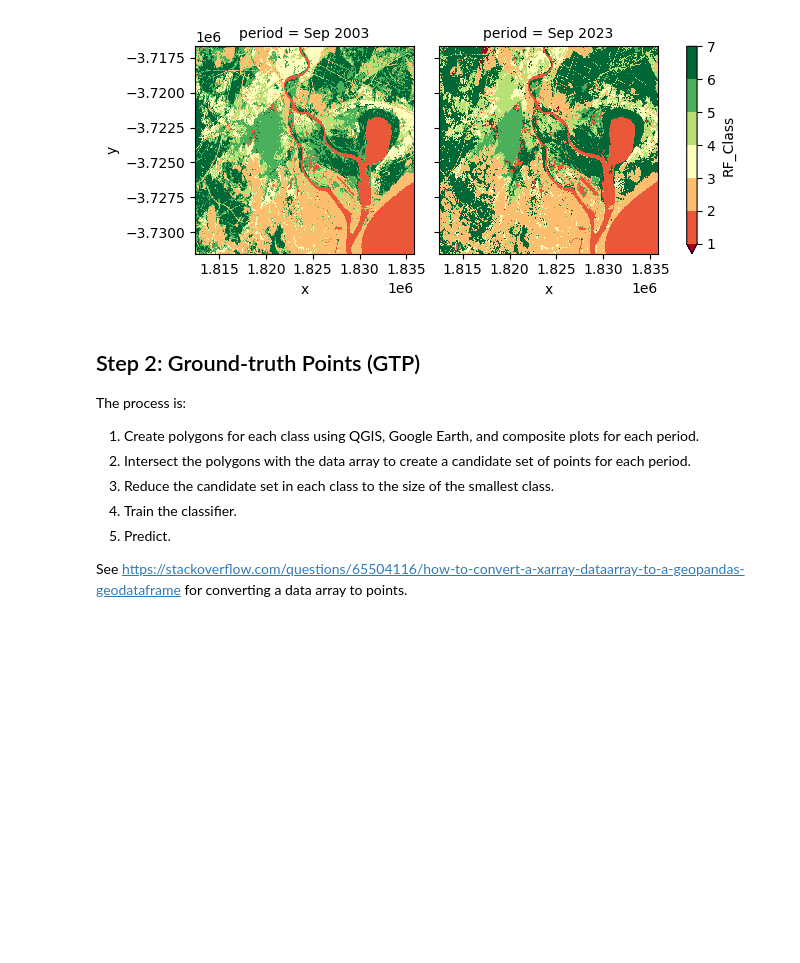
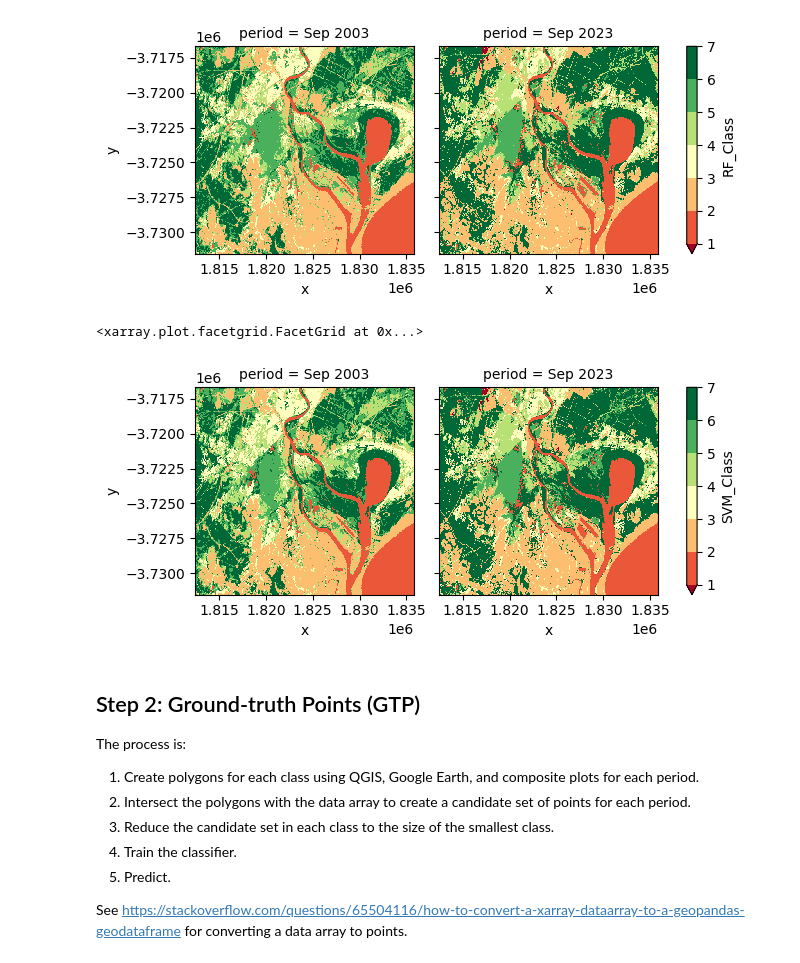
Before and after one commit to mjdear68/Hunter_Estuary_KBA, a Jupyter notebook: nbk/class_data_prep.ipynb, the cells around one changed output. Saved outputs shown, nothing was run; the diff lists cells and outputs as text; code cells hidden in the pictures; blank space fills up the shorter version.

Commit message:
class_data_prep.ipynb: Final tidy and testing of code for classify() function.

```diff
--- a/nbk/class_data_prep.ipynb
+++ b/nbk/class_data_prep.ipynb
@@ -159,23 +159,17 @@ def classify(ds, X_vars, y_var, buffer=None, clf_method='RF', svm_kernel='rbf'):
                     for cl in gtp_base[i]['class_num'].unique()], axis=0)
                     for i in [0,1]]
 
-    # Print the number of points in each class
-    # for i in [0,1]:
-    #     print('Number of values in each class:\n')
-    #     print(periods[i])
-    #     print('============')
-    #     print(gtp_equal[i]['class_num'].value_counts())
-    #     print('--------------\n')
-
+    # Count the number of points in each class
     cl_sizes = [gtp_equal[i]['class_num'].value_counts() for i in [0,1]]
 
     # Count the number of missing values
-    for i in [0,1]:
-        print('Number of nodata values in each class (should be 0):\n')
-        print(periods[i])
-        print('============')
-        print((gtp_equal[i]==nodata_val).sum())
-        print('--------------\n')
+    nan_sizes = [(gtp_equal[i]==nodata_val).sum() for i in [0,1]]
+    # for i in [0,1]:
+    #     print('Number of nodata values in each class (should be 0):\n')
+    #     print(periods[i])
+    #     print('============')
+    #     print((gtp_equal[i]==nodata_val).sum())
+    #     print('--------------\n')
 
     ############################
 
@@ -214,6 +208,11 @@ def classify(ds, X_vars, y_var, buffer=None, clf_method='RF', svm_kernel='rbf'):
     # Need to use `stratify` to get the same number of samples in each class
     # https://stackoverflow.com/a/29477256/8299958
     gtp_tt = [train_test_split(X[i], y[i], test_size=0.2, stratify=y[i], random_state=random_state) for i in [0,1]]
+
+    # Train-test set sizes
+    tt_sizes = pd.DataFrame([[int(len(gtp_tt[i][0])/len(cl_names)),int(len(gtp_tt[i][1])/len(cl_names))] for i in [0,1]],
+            columns=['Train', 'Test'],
+            index=periods)
 
     ############################
 
@@ -277,20 +276,23 @@ def classify(ds, X_vars, y_var, buffer=None, clf_method='RF', svm_kernel='rbf'):
     # Perform the predictions
     clf_arrs = [clfs[i].predict(ds.sel(period=periods[i]).to_dataframe()[X_vars].values).reshape(w,l) for i, period in enumerate(periods)]
 
-    # Add the classification to the dataset
-    ds = ds.assign({clf_method+'_Class': (('period','y','x'), clf_arrs)})
+    # Data array for the classification
+    class_da = xr.DataArray(clf_arrs, coords = ds.coords)
+    class_da.name = clf_method+'_Class'
 
     ############################
 
     # Objects to return
     return {
         'class_sizes':cl_sizes,
+        'nan_sizes':nan_sizes,
+        'train_test_sizes':tt_sizes,
         'accuracy':acc,
         'precision_recall':pre_rec,
         'conf_mat':cm,
         'classifiers':clfs,
-        'dataset':ds
+        'class_da':class_da
 
     }
 # %%
-classification = classify(ds, X_vars, y_var)
+classification = classify(ds, X_vars, y_var, clf_method='SVM')
@@ -333,0 +299,3 @@ classification['class_sizes']
+# %%
+ds['SVM_Class'] = classification['class_da']
+ds
@@ -338,6 +326,13 @@ classification['dataset'].RF_Class.plot(col='period',
 # %% [output]
 <xarray.plot.facetgrid.FacetGrid at 0x...>
 [figure]
+# %%
+ds['SVM_Class'].plot(col='period',
+                 levels=np.unique(ds.RF_Class)+1,
+                 cmap='RdYlGn')
+# %% [output]
+<xarray.plot.facetgrid.FacetGrid at 0x...>
+[figure, added]
 # %% [markdown]
 ## Step 2: Ground-truth Points (GTP)
 The process is:
```
Also changed, not shown: parts of 4 cells of this notebook.
